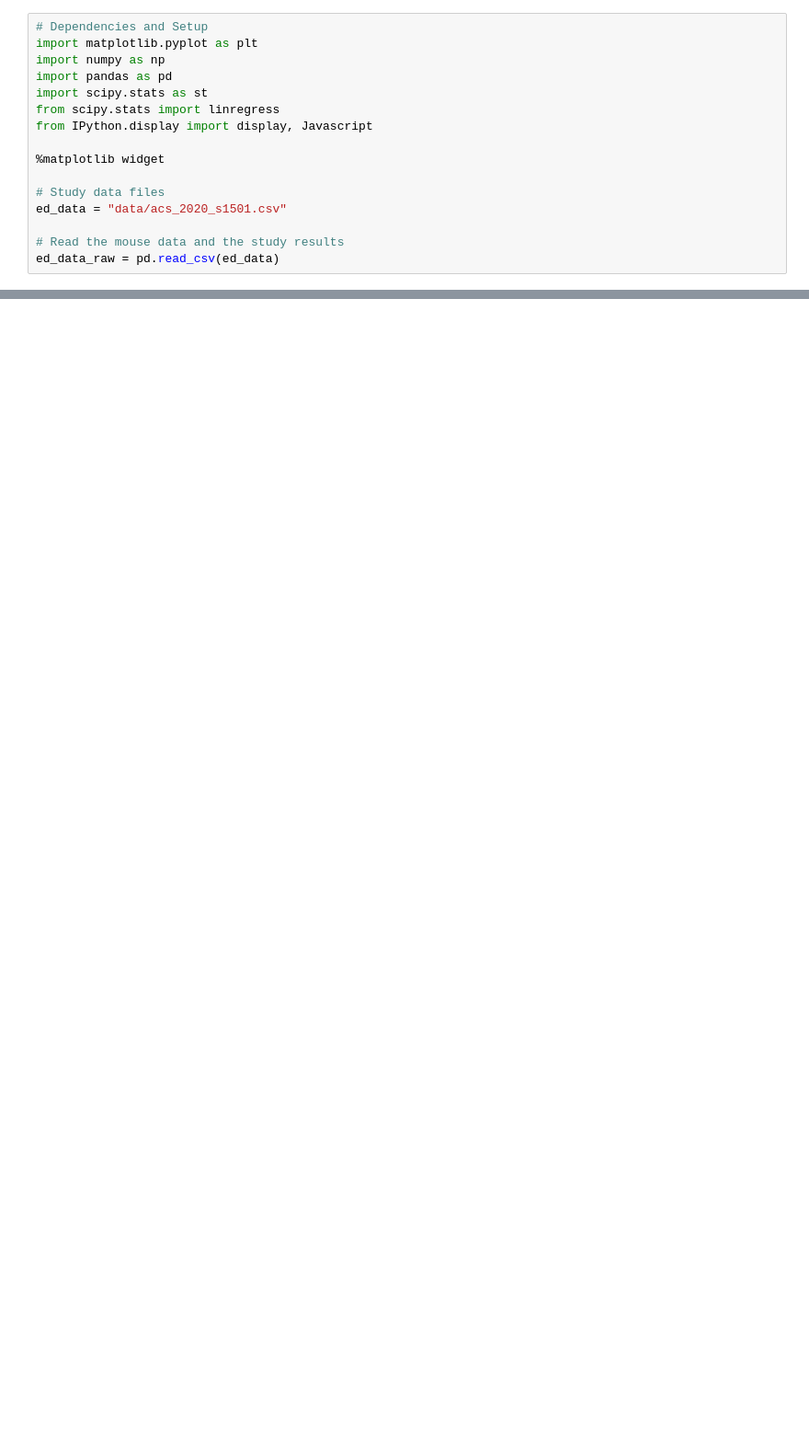
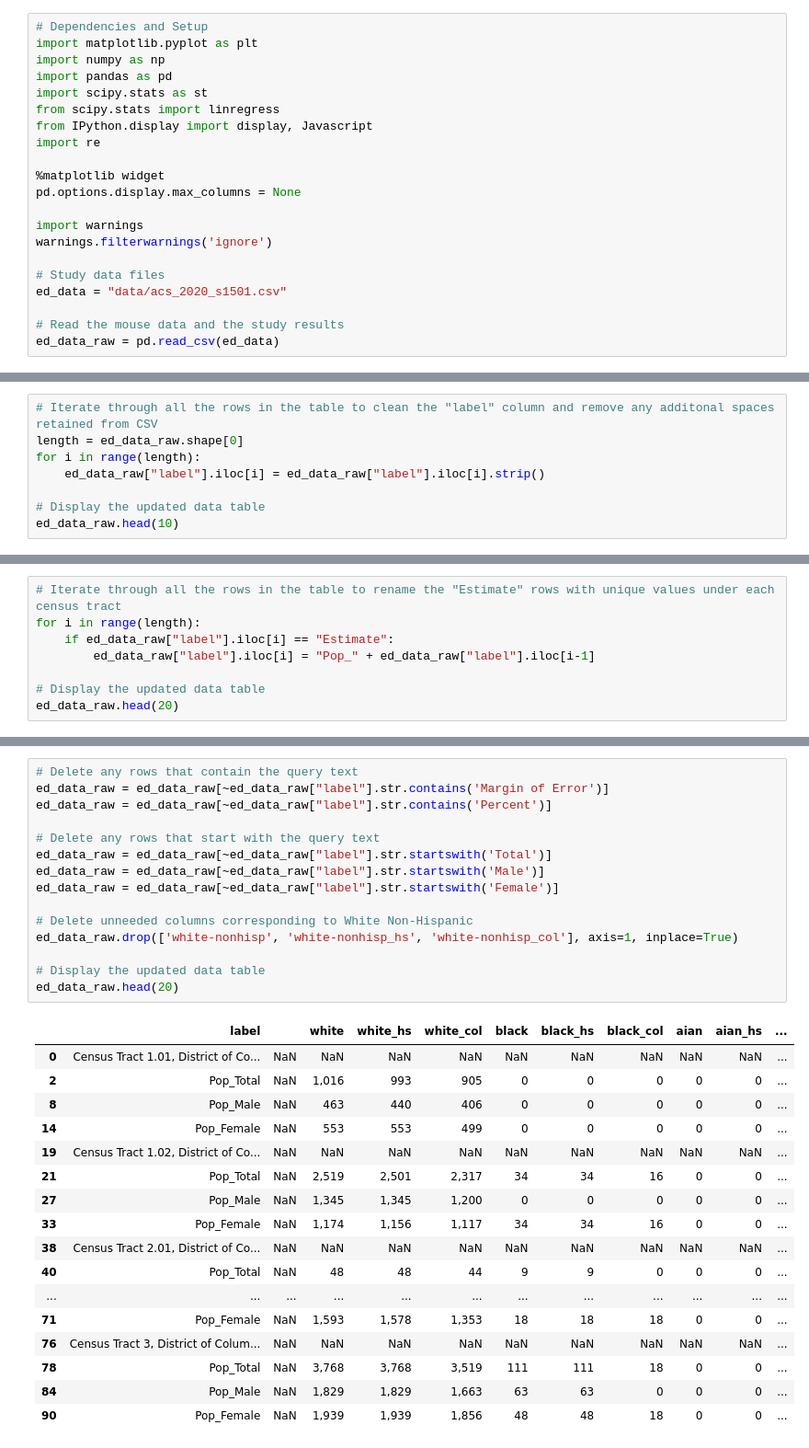
Before and after one commit to FDernawi/Crime_Data_Visualization_Project, a Jupyter notebook: census_data_cleaning.ipynb, the cells around one changed output, grey strips where cells are left out. Shown at 92% size. Saved outputs shown, nothing was run; the diff lists cells and outputs as text; blank space fills up the shorter version.

Commit message:
Cleaned version of ed data files

```diff
--- a/census_data_cleaning.ipynb
+++ b/census_data_cleaning.ipynb
@@ -6,8 +6,13 @@ import pandas as pd
 import scipy.stats as st
 from scipy.stats import linregress
 from IPython.display import display, Javascript
+import re
 
 %matplotlib widget
+pd.options.display.max_columns = None
+
+import warnings
+warnings.filterwarnings('ignore')
 
 # Study data files
 ed_data = "data/acs_2020_s1501.csv"
@@ -21,0 +77,8 @@ ed_data_raw.head()
+# %%
+# Iterate through all the rows in the table to clean the "label" column and remove any additonal spaces retained from CSV
+length = ed_data_raw.shape[0]
+for i in range(length):
+    ed_data_raw["label"].iloc[i] = ed_data_raw["label"].iloc[i].strip()
+
+# Display the updated data table
+ed_data_raw.head(10)
@@ -21,0 +97,8 @@ ed_data_raw.head()
+# %%
+# Iterate through all the rows in the table to rename the "Estimate" rows with unique values under each census tract
+for i in range(length):
+    if ed_data_raw["label"].iloc[i] == "Estimate":
+        ed_data_raw["label"].iloc[i] = "Pop_" + ed_data_raw["label"].iloc[i-1]
+
+# Display the updated data table
+ed_data_raw.head(20)
@@ -21,0 +123,33 @@ ed_data_raw.head()
+# %%
+# Delete any rows that contain the query text
+ed_data_raw = ed_data_raw[~ed_data_raw["label"].str.contains('Margin of Error')]
+ed_data_raw = ed_data_raw[~ed_data_raw["label"].str.contains('Percent')]
+
+# Delete any rows that start with the query text
+ed_data_raw = ed_data_raw[~ed_data_raw["label"].str.startswith('Total')]
+ed_data_raw = ed_data_raw[~ed_data_raw["label"].str.startswith('Male')]
+ed_data_raw = ed_data_raw[~ed_data_raw["label"].str.startswith('Female')]
+
+# Delete unneeded columns corresponding to White Non-Hispanic
+ed_data_raw.drop(['white-nonhisp', 'white-nonhisp_hs', 'white-nonhisp_col'], axis=1, inplace=True)
+
+# Display the updated data table
+ed_data_raw.head(20)
+# %% [output]
+|  | label |  | white | white_hs | white_col | black | black_hs | black_col | aian | aian_hs | ... |
+| 0 | Census Tract 1.01, District of Co... | NaN | NaN | NaN | NaN | NaN | NaN | NaN | NaN | NaN | ... |
+| 2 | Pop_Total | NaN | 1,016 | 993 | 905 | 0 | 0 | 0 | 0 | 0 | ... |
+| 8 | Pop_Male | NaN | 463 | 440 | 406 | 0 | 0 | 0 | 0 | 0 | ... |
+| 14 | Pop_Female | NaN | 553 | 553 | 499 | 0 | 0 | 0 | 0 | 0 | ... |
+| 19 | Census Tract 1.02, District of Co... | NaN | NaN | NaN | NaN | NaN | NaN | NaN | NaN | NaN | ... |
+| 21 | Pop_Total | NaN | 2,519 | 2,501 | 2,317 | 34 | 34 | 16 | 0 | 0 | ... |
+| 27 | Pop_Male | NaN | 1,345 | 1,345 | 1,200 | 0 | 0 | 0 | 0 | 0 | ... |
+| 33 | Pop_Female | NaN | 1,174 | 1,156 | 1,117 | 34 | 34 | 16 | 0 | 0 | ... |
+| 38 | Census Tract 2.01, District of Co... | NaN | NaN | NaN | NaN | NaN | NaN | NaN | NaN | NaN | ... |
+| 40 | Pop_Total | NaN | 48 | 48 | 44 | 9 | 9 | 0 | 0 | 0 | ... |
+| ... | ... | ... | ... | ... | ... | ... | ... | ... | ... | ... | ... |
+| 71 | Pop_Female | NaN | 1,593 | 1,578 | 1,353 | 18 | 18 | 18 | 0 | 0 | ... |
+| 76 | Census Tract 3, District of Colum... | NaN | NaN | NaN | NaN | NaN | NaN | NaN | NaN | NaN | ... |
+| 78 | Pop_Total | NaN | 3,768 | 3,768 | 3,519 | 111 | 111 | 18 | 0 | 0 | ... |
+| 84 | Pop_Male | NaN | 1,829 | 1,829 | 1,663 | 63 | 63 | 0 | 0 | 0 | ... |
+| 90 | Pop_Female | NaN | 1,939 | 1,939 | 1,856 | 48 | 48 | 18 | 0 | 0 | ... |
```
Also changed, not shown: parts of 20 cells of this notebook, 3 other files.
